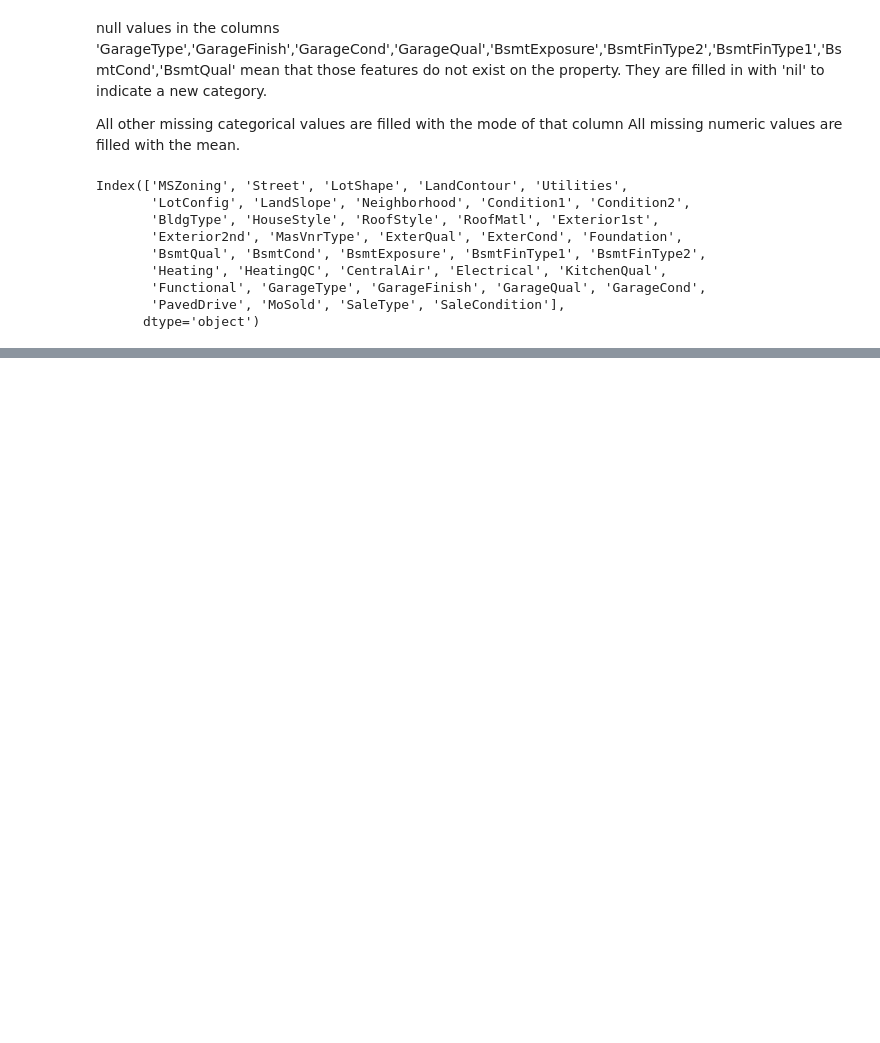
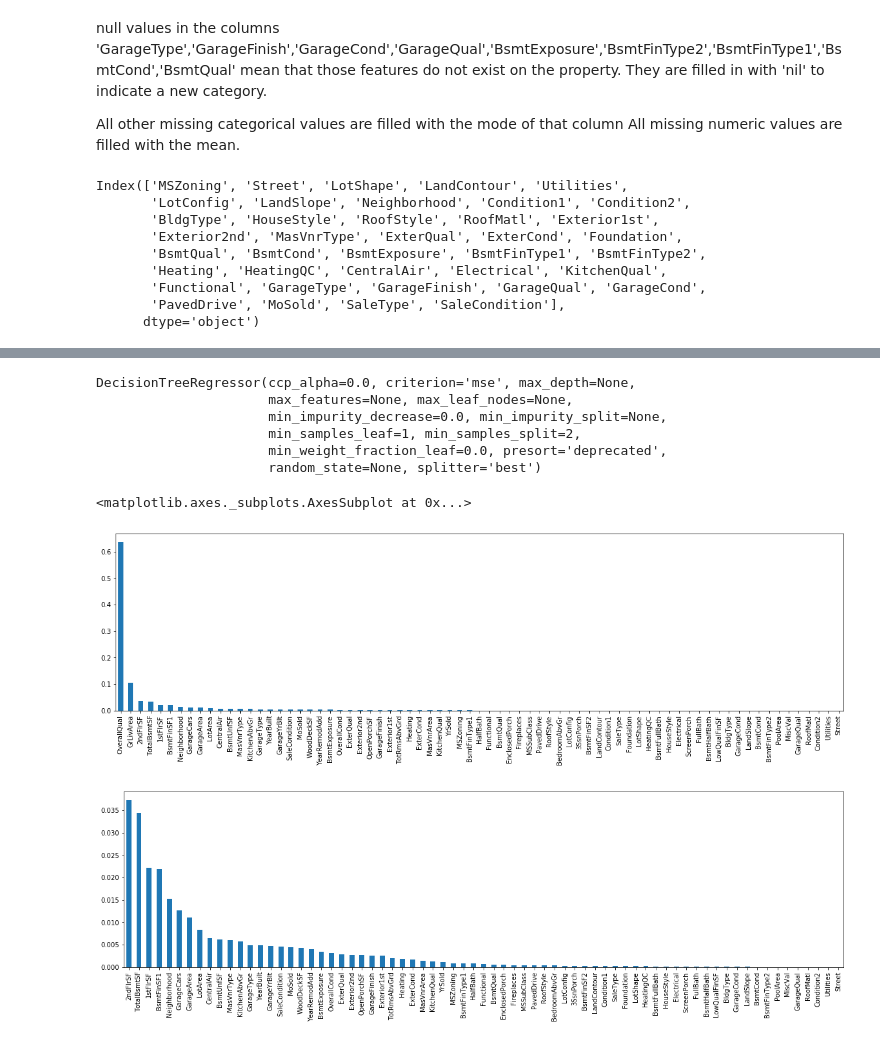
Before and after one commit to mkhalai/Advanced-regression-methods, a Jupyter notebook: methodology.ipynb, the cells around one changed output, grey strips where cells are left out. Drawn from its saved outputs; the diff is of its cells as text; code cells hidden in the pictures; blank space fills up the shorter version.

```diff
--- a/methodology.ipynb
+++ b/methodology.ipynb
@@ -126,0 +164,27 @@ std.sort_values(by='std',ascending=False).iloc[23:,:].plot.bar(x='var',y='std');
+# %%
+y = train['SalePrice']
+X = train.drop(['SalePrice'],axis=1)
+cats = X.select_dtypes('object').columns.to_list()
+
+cols, encoded = encode_cats(X)
+# %%
+clf = DecisionTreeRegressor()
+clf.fit(encoded,y)
+# %% [output]
+DecisionTreeRegressor(ccp_alpha=0.0, criterion='mse', max_depth=None,
+                      max_features=None, max_leaf_nodes=None,
+                      min_impurity_decrease=0.0, min_impurity_split=None,
+                      min_samples_leaf=1, min_samples_split=2,
+                      min_weight_fraction_leaf=0.0, presort='deprecated',
+                      random_state=None, splitter='best')
+# %%
+#plot feature importances
+plt.figure(figsize = (20,5))
+varimp = pd.Series(clf.feature_importances_,index=X.columns)
+varimp.sort_values(ascending = False)[0:].plot.bar()
+plt.figure(figsize = (20,5))
+varimp.sort_values(ascending = False)[2:].plot.bar()
+# %% [output]
+<matplotlib.axes._subplots.AxesSubplot at 0x...>
+[figure, added]
+[figure, added]
```
Also changed, not shown: parts of 6 cells of this notebook.
